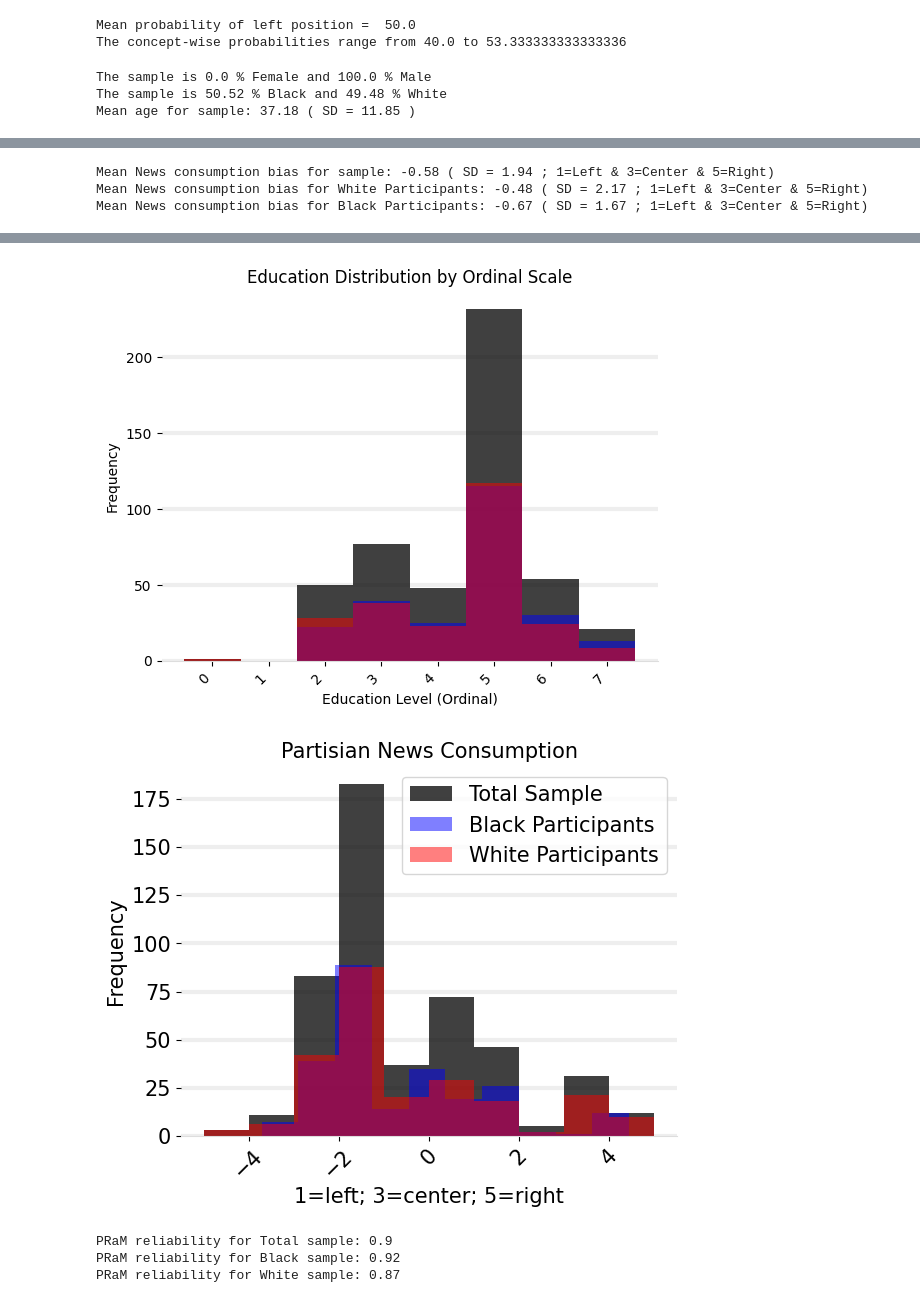
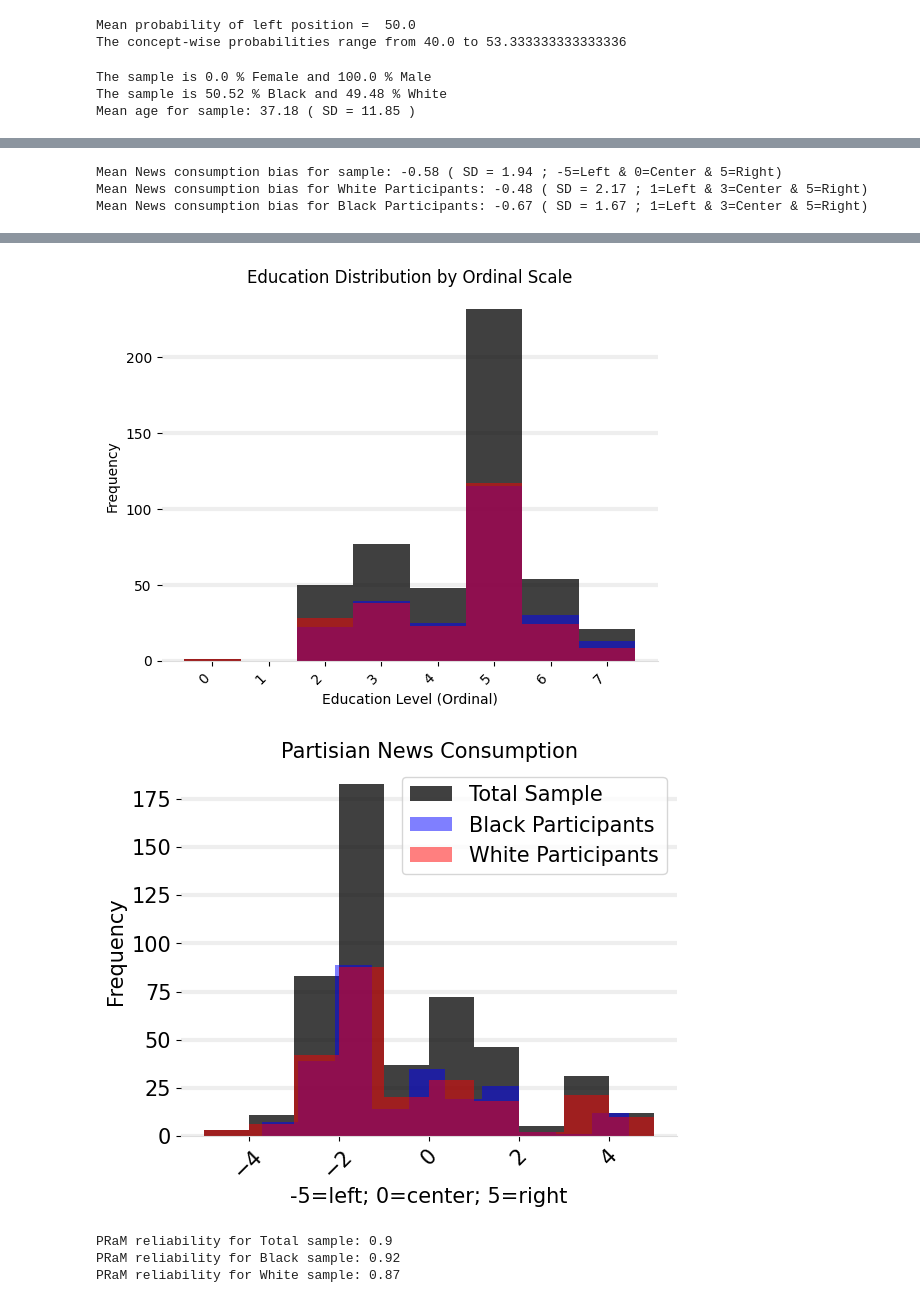
Before and after one commit to ExCaLBBR/ExCaLBBR.github.io, a Jupyter notebook: GeometryBasedDecisions/code/GeoBasedDecisions_AnalysisPipeline.ipynb, the cells around one changed output, grey strips where cells are left out. Cells and saved outputs as stored; diff of their text form; code cells hidden in the pictures.

```diff
--- a/GeometryBasedDecisions/code/GeoBasedDecisions_AnalysisPipeline.ipynb
+++ b/GeometryBasedDecisions/code/GeoBasedDecisions_AnalysisPipeline.ipynb
@@ -779,3 +977,31 @@ The total sample that fits the target population of nonHispanic White or Black/A
 of the 582 , 485 participants consumed a non-algorithmic news source with measurable political bias.
 of the 485 , 483 do not have missing data.
 The final analyzed sample contains 483 participants!
+# %%
+# Binary Left/Right based on NewsBiasQuant
+socioDemographicData['NewsAlignment'] = socioDemographicData['NewsBiasQuant'].apply(lambda x: 'Left' if x < 0 else 'Right')
+
+# Map race binary to labels
+socioDemographicData['Race'] = socioDemographicData['Black or African American'].map({1: 'Black', 0: 'White'})
+
+# Count participants by Race and News Alignment
+alignment_counts = socioDemographicData.groupby(['Race', 'NewsAlignment']).size().reset_index(name='Count')
+
+# Total participants per race
+total_by_race = socioDemographicData['Race'].value_counts().to_dict()
+
+# Calculate percentage within race
+alignment_counts['Percentage'] = alignment_counts.apply(
+    lambda row: 100 * row['Count'] / total_by_race[row['Race']], axis=1
+)
+
+# Pivot for display
+pivot_table = alignment_counts.pivot(index='NewsAlignment', columns='Race', values='Percentage').fillna(0).round(2)
+
+print("\nPercentage of News Alignment by Race:")
+print(pivot_table)
+
+# Also print counts to verify
+count_table = alignment_counts.pivot(index='NewsAlignment', columns='Race', values='Count').fillna(0).astype(int)
+print("\nCount of Participants by News Alignment and Race:")
+print(count_table)
@@ -866,42 +1104,42 @@ Newsbias_mean_White = np.mean(socioDemographicData['NewsBiasQuant'][wIndx])
 Newsbias_sd_White = np.std(socioDemographicData['NewsBiasQuant'][wIndx])
 Newsbias_mean_Black = np.mean(socioDemographicData['NewsBiasQuant'][bIndx])
 Newsbias_sd_Black = np.std(socioDemographicData['NewsBiasQuant'][bIndx])
-print(f'Mean News consumption bias for sample:', round(Newsbias_mean,2), '( SD =', round(Newsbias_sd,2), '; 1=Left & 3=Center & 5=Right)')
+print(f'Mean News consumption bias for sample:', round(Newsbias_mean,2), '( SD =', round(Newsbias_sd,2), '; -5=Left & 0=Center & 5=Right)')
 print(f'Mean News consumption bias for White Participants:', round(Newsbias_mean_White,2), '( SD =', round(Newsbias_sd_White,2), '; 1=Left & 3=Center & 5=Right)')
 print(f'Mean News consumption bias for Black Participants:', round(Newsbias_mean_Black,2), '( SD =', round(Newsbias_sd_Black,2), '; 1=Left & 3=Center & 5=Right)')
 
 fig, ax = plt.subplots()
 plt.hist(socioDemographicData['NewsBiasQuant'].sort_values(axis=0), alpha=0.75, color='k')
 plt.hist(socioDemographicData['NewsBiasQuant'][bIndx].sort_values(axis=0), alpha=0.5, color='b')
 plt.hist(socioDemographicData['NewsBiasQuant'][wIndx].sort_values(axis=0), alpha=0.5, color='r')
 plt.title('Partisian News Consumption', size=15)
 ax.spines['top'].set_visible(False)
 ax.spines['right'].set_visible(False)
 ax.spines['left'].set_visible(False)
 ax.spines['bottom'].set_color('#DDDDDD')
 ax.set_axisbelow(True)
 ax.yaxis.grid(True, color='#EEEEEE', linewidth=3)
 ax.xaxis.grid(False)
-plt.xlabel('1=left; 3=center; 5=right', size=15) #for ordinal
+plt.xlabel('-5=left; 0=center; 5=right', size=15) #for ordinal
 #plt.xlabel('5=left max; 0=center; 5=right max', size=15) #for hires
 plt.ylabel('Frequency', size=15)
 ax.tick_params(axis='both', which='major', labelsize=15)
 labels= ["Total Sample","Black Participants", "White Participants"]
 plt.legend(labels, prop={'size': 15})
 
 plt.xticks(rotation = 45)
 plt.show()
 # %% [output]
 The sample is 0.0 % Female and 100.0 % Male
 The sample is 50.52 % Black and 49.48 % White
 Mean age for sample: 37.18 ( SD = 11.85 )
 [figure]
-Mean News consumption bias for sample: -0.58 ( SD = 1.94 ; 1=Left & 3=Center & 5=Right)
+Mean News consumption bias for sample: -0.58 ( SD = 1.94 ; -5=Left & 0=Center & 5=Right)
 Mean News consumption bias for White Participants: -0.48 ( SD = 2.17 ; 1=Left & 3=Center & 5=Right)
 Mean News consumption bias for Black Participants: -0.67 ( SD = 1.67 ; 1=Left & 3=Center & 5=Right)
 [figure]
 [figure]
-[figure, old version]
+[figure, new version]
 # %%
 # @title Descriptive analysis of PRaM
 #Subset data for Black and White Participants
```
Also changed, not shown: parts of 28 cells of this notebook.
